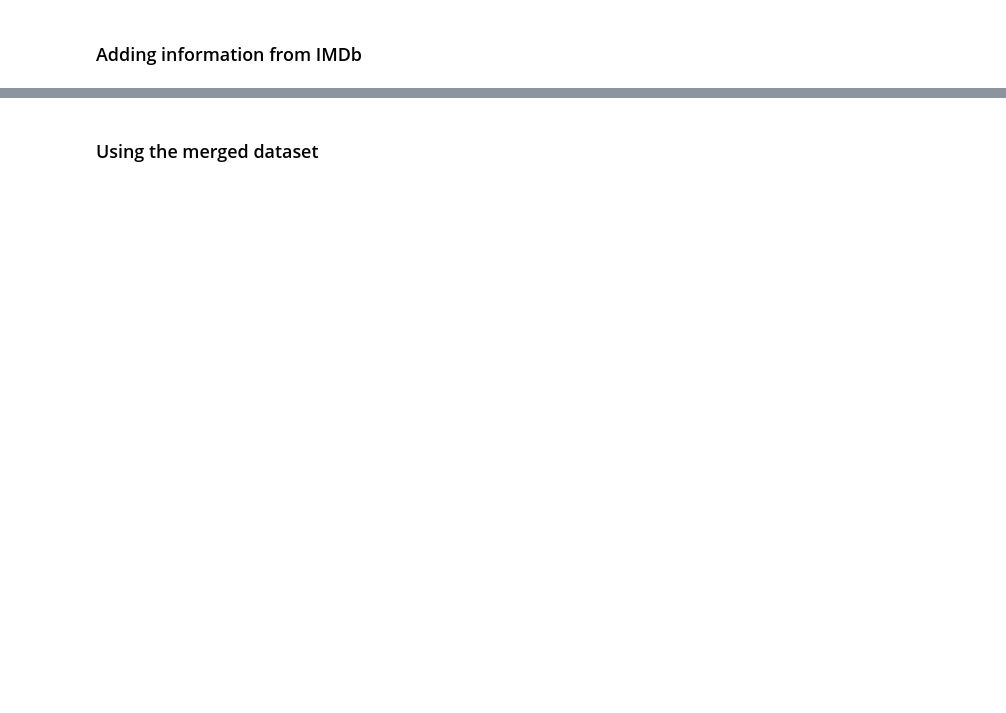
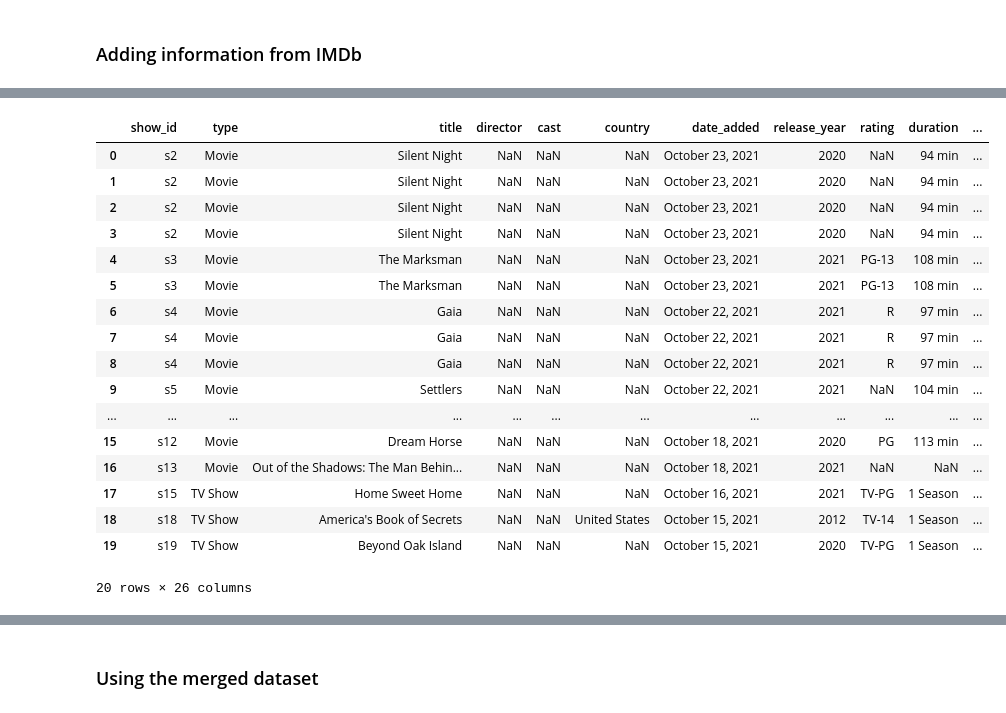
Before and after one commit to LobsterChampagne/datavis-project-2022-data-wizards, a Jupyter notebook: Explore.ipynb, the cells around one changed output, grey strips where cells are left out. Cells and saved outputs as stored; diff of their text form; code cells hidden in the pictures; blank space fills up the shorter version.

```diff
--- a/Explore.ipynb
+++ b/Explore.ipynb
@@ -289,0 +211,22 @@ all_streams_imdb.sample(5)
+# %%
+imdb_cast_hulu = pd.merge(hulu_imdb2,imdb_cast[imdb_cast["category"].astype("string")=="actor"],left_on=["tconst"],right_on=["tconst"],how='left')
+imdb_cast_hulu.head(20)
+# %% [output]
+|  | show_id | type | title | director | cast | country | date_added | release_year | rating | duration | ... |
+| 0 | s2 | Movie | Silent Night | NaN | NaN | NaN | October 23, 2021 | 2020 | NaN | 94 min | ... |
+| 1 | s2 | Movie | Silent Night | NaN | NaN | NaN | October 23, 2021 | 2020 | NaN | 94 min | ... |
+| 2 | s2 | Movie | Silent Night | NaN | NaN | NaN | October 23, 2021 | 2020 | NaN | 94 min | ... |
+| 3 | s2 | Movie | Silent Night | NaN | NaN | NaN | October 23, 2021 | 2020 | NaN | 94 min | ... |
+| 4 | s3 | Movie | The Marksman | NaN | NaN | NaN | October 23, 2021 | 2021 | PG-13 | 108 min | ... |
+| 5 | s3 | Movie | The Marksman | NaN | NaN | NaN | October 23, 2021 | 2021 | PG-13 | 108 min | ... |
+| 6 | s4 | Movie | Gaia | NaN | NaN | NaN | October 22, 2021 | 2021 | R | 97 min | ... |
+| 7 | s4 | Movie | Gaia | NaN | NaN | NaN | October 22, 2021 | 2021 | R | 97 min | ... |
+| 8 | s4 | Movie | Gaia | NaN | NaN | NaN | October 22, 2021 | 2021 | R | 97 min | ... |
+| 9 | s5 | Movie | Settlers | NaN | NaN | NaN | October 22, 2021 | 2021 | NaN | 104 min | ... |
+| ... | ... | ... | ... | ... | ... | ... | ... | ... | ... | ... | ... |
+| 15 | s12 | Movie | Dream Horse | NaN | NaN | NaN | October 18, 2021 | 2020 | PG | 113 min | ... |
+| 16 | s13 | Movie | Out of the Shadows: The Man Behin... | NaN | NaN | NaN | October 18, 2021 | 2021 | NaN | NaN | ... |
+| 17 | s15 | TV Show | Home Sweet Home | NaN | NaN | NaN | October 16, 2021 | 2021 | TV-PG | 1 Season | ... |
+| 18 | s18 | TV Show | America's Book of Secrets | NaN | NaN | United States | October 15, 2021 | 2012 | TV-14 | 1 Season | ... |
+| 19 | s19 | TV Show | Beyond Oak Island | NaN | NaN | NaN | October 15, 2021 | 2020 | TV-PG | 1 Season | ... |
+20 rows × 26 columns
```
Also changed, not shown: parts of 37 cells of this notebook, 7 other files.
